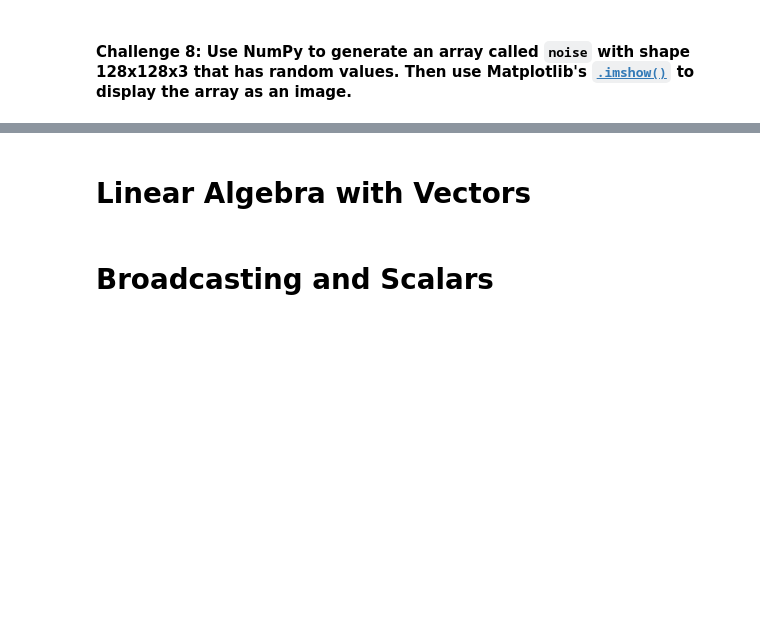
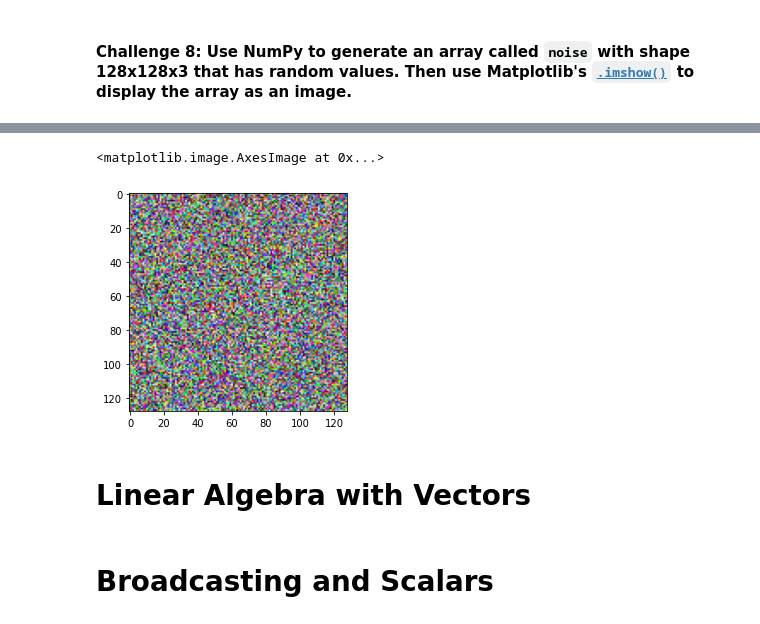
Before and after one commit to womaro/Story, a Jupyter notebook: Computation_with_NumPy_and_N_Dimensional_Arrays_(start).ipynb, the cells around one changed output, grey strips where cells are left out. Drawn from its saved outputs; the diff is of its cells as text; code cells hidden in the pictures; blank space fills up the shorter version.

```diff
--- a/Computation_with_NumPy_and_N_Dimensional_Arrays_(start).ipynb
+++ b/Computation_with_NumPy_and_N_Dimensional_Arrays_(start).ipynb
@@ -205,3 +222,17 @@ print(a4)
+# %%
+from numpy.random import default_rng
+rng = default_rng()
+a4 = []
+a = rng.random()
+for i in range(0,49152):
+  a4.append(rng.random())
+
+a4 = np.array(a4)
+a4 = a4.reshape((128,128,3))
+plt.imshow(a4)
+# %% [output]
+<matplotlib.image.AxesImage at 0x...>
+[figure, added]
 # %% [markdown]
 # Linear Algebra with Vectors
 # %%
```
Also changed, not shown: parts of 4 cells of this notebook.
